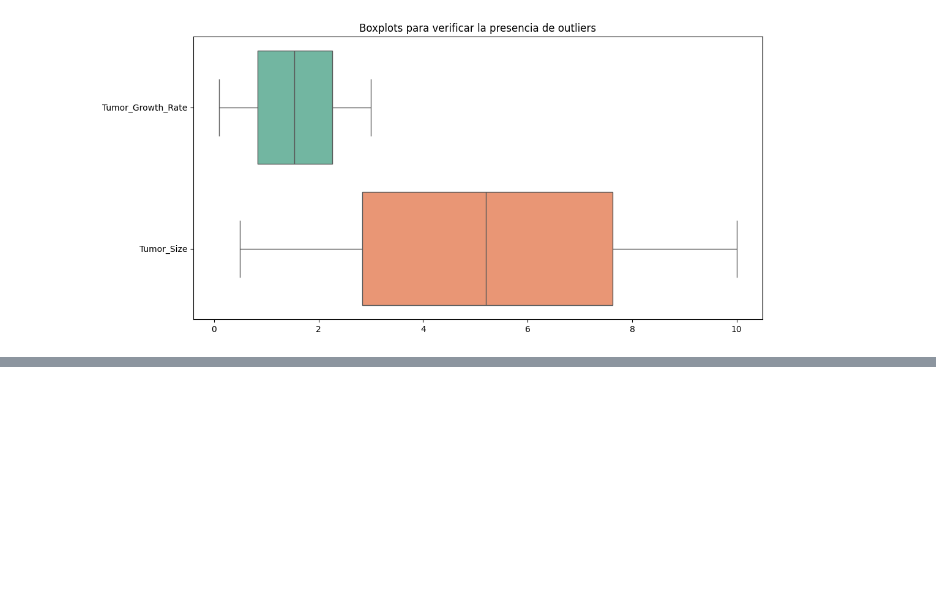
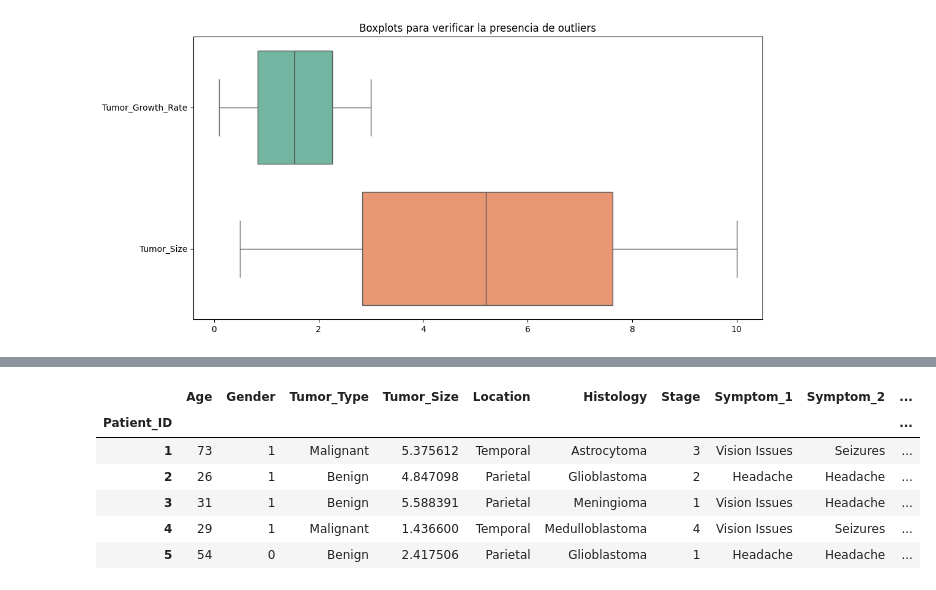
Before and after one commit to Federico-Vichachi/brain-tumor-analysis, a Jupyter notebook: notebooks/01_data_wrangling.ipynb, the cells around one changed output, grey strips where cells are left out. Cells and saved outputs as stored; diff of their text form; code cells hidden in the pictures; blank space fills up the shorter version.

Commit message:
binary encodes categorical variables for training dataset

```diff
--- a/notebooks/01_data_wrangling.ipynb
+++ b/notebooks/01_data_wrangling.ipynb
@@ -149,0 +163,24 @@ plt.show()
+# %%
+gender_map = {'Male': 1, 'Female': 0}
+yes_no_map = {'Yes': 1, 'No': 0}
+mri_result_map = {'Positive': 1, 'Negative': 0}
+stage_map = {'I': 1, "II": 2, "III": 3, "IV": 4}
+# %%
+df_encoded["Gender"] = df_encoded["Gender"].map(gender_map)
+df_encoded["MRI_Result"] = df_encoded["MRI_Result"].map(mri_result_map)
+df_encoded["Stage"] = df_encoded["Stage"].map(stage_map)
+# %%
+columns_to_map = ["Radiation_Treatment", "Surgery_Performed", "Chemotherapy", "Family_History", "Follow_Up_Required"]
+# %%
+for col in columns_to_map:
+    df_encoded[col] = df_encoded[col].map(yes_no_map)
+# %%
+df_encoded.head()
+# %% [output]
+|  | Age | Gender | Tumor_Type | Tumor_Size | Location | Histology | Stage | Symptom_1 | Symptom_2 | ... |
+| Patient_ID |  |  |  |  |  |  |  |  |  | ... |
+| 1 | 73 | 1 | Malignant | 5.375612 | Temporal | Astrocytoma | 3 | Vision Issues | Seizures | ... |
+| 2 | 26 | 1 | Benign | 4.847098 | Parietal | Glioblastoma | 2 | Headache | Headache | ... |
+| 3 | 31 | 1 | Benign | 5.588391 | Parietal | Meningioma | 1 | Vision Issues | Headache | ... |
+| 4 | 29 | 1 | Malignant | 1.436600 | Temporal | Medulloblastoma | 4 | Vision Issues | Seizures | ... |
+| 5 | 54 | 0 | Benign | 2.417506 | Parietal | Glioblastoma | 1 | Headache | Headache | ... |
```
Also changed, not shown: parts of 4 cells of this notebook.
